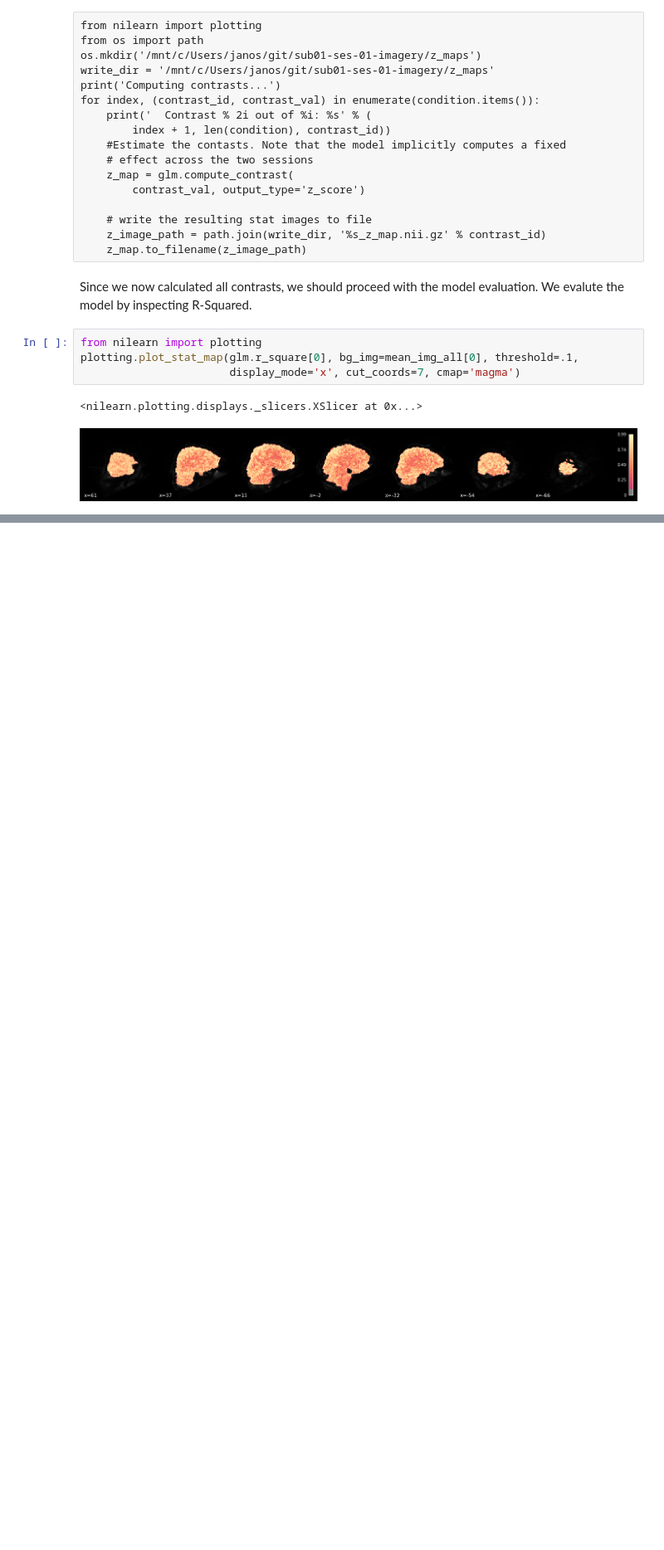
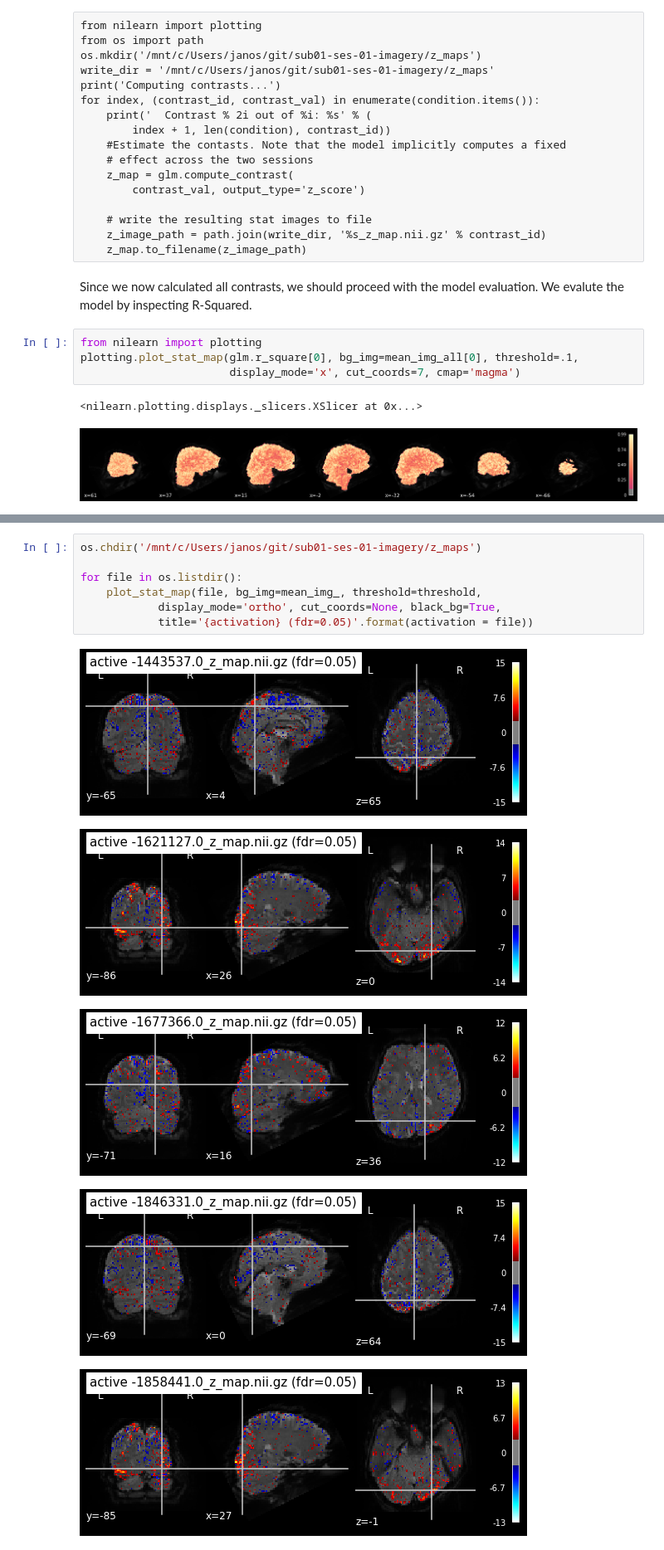
Before and after one commit to JNPauli/Banter, a Jupyter notebook: data/General_linear_model.ipynb, the cells around one changed output, grey strips where cells are left out. Shown at 83% size. Drawn from its saved outputs; the diff is of its cells as text; blank space fills up the shorter version.

Commit message:
added contrast plots across runs

```diff
--- a/data/General_linear_model.ipynb
+++ b/data/General_linear_model.ipynb
@@ -575,0 +554,13 @@ active -3237416.0_z_map.nii.gz
+# %%
+os.chdir('/mnt/c/Users/janos/git/sub01-ses-01-imagery/z_maps')
+
+for file in os.listdir():
+    plot_stat_map(file, bg_img=mean_img_, threshold=threshold,
+            display_mode='ortho', cut_coords=None, black_bg=True,
+            title='{activation} (fdr=0.05)'.format(activation = file))
+# %% [output]
+[figure, added]
+[figure, added]
+[figure, added]
+[figure, added]
+[figure, added]
```
Also changed, not shown: parts of 14 cells of this notebook.
